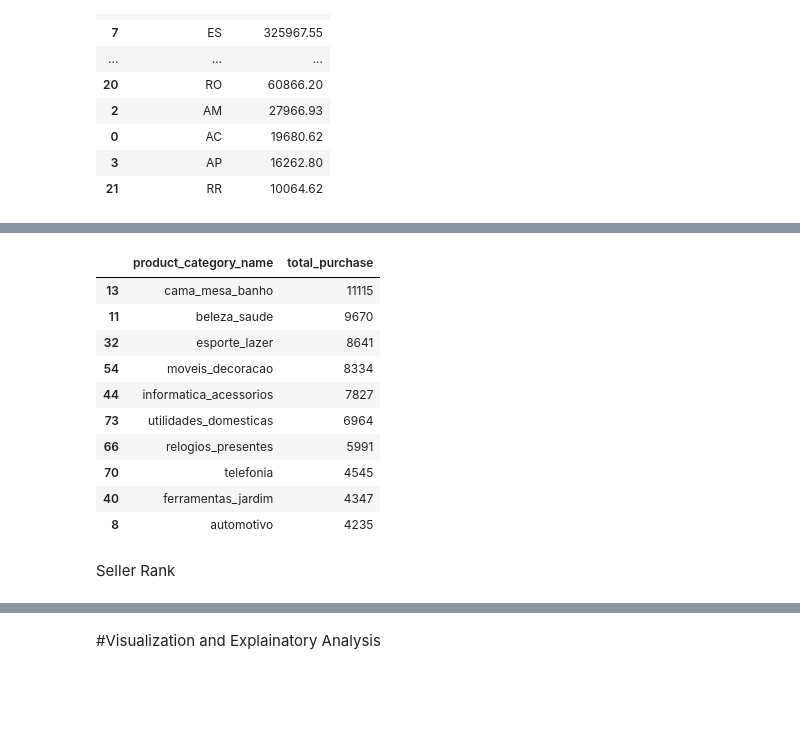
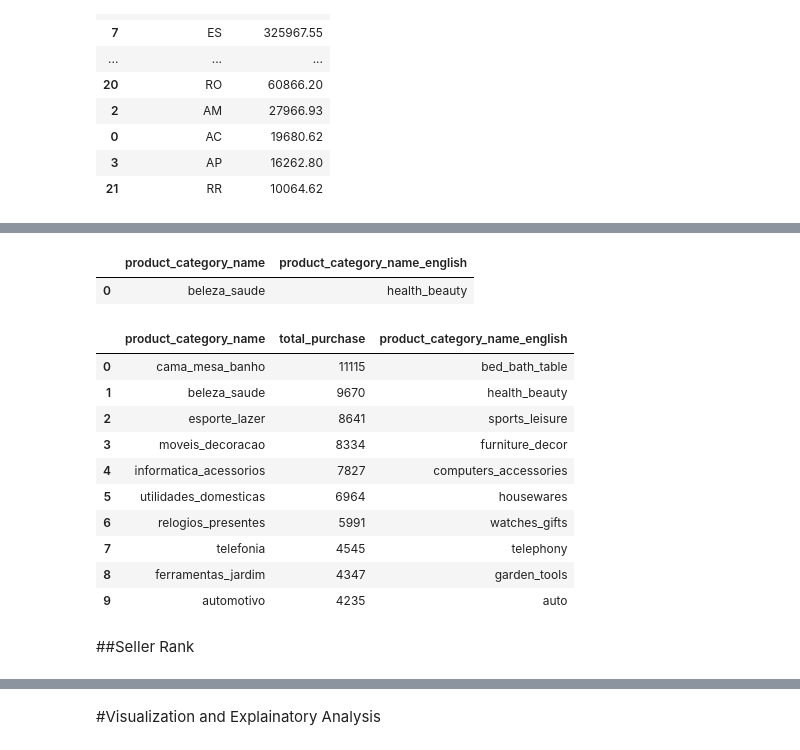
Before and after one commit to FauzanNR/DataAnalysisDicoding, a Jupyter notebook: data_analysis.ipynb, the cells around one changed output, grey strips where cells are left out. Saved outputs shown, nothing was run; the diff lists cells and outputs as text; code cells hidden in the pictures; blank space fills up the shorter version.

```diff
--- a/data_analysis.ipynb
+++ b/data_analysis.ipynb
@@ -575,18 +653,26 @@ ordered_product.sample(3)
+# %%
+products_translation_df.head(1)
+# %% [output]
+|  | product_category_name | product_category_name_english |
+| 0 | beleza_saude | health_beauty |
 # %%
 most_purchased_product = ordered_product.groupby(by='product_category_name')['order_id'].count().reset_index().sort_values(by='order_id', ascending=False)
 most_purchased_product.columns = ['product_category_name', 'total_purchase']
+most_purchased_product = most_purchased_product.merge(products_translation_df[['product_category_name', 'product_category_name_english']],
+                                                      on='product_category_name',
+                                                      how='inner')
 most_purchased_product.head(10)
 # %% [output]
-|  | product_category_name | total_purchase |
-| 13 | cama_mesa_banho | 11115 |
-| 11 | beleza_saude | 9670 |
-| 32 | esporte_lazer | 8641 |
-| 54 | moveis_decoracao | 8334 |
-| 44 | informatica_acessorios | 7827 |
-| 73 | utilidades_domesticas | 6964 |
-| 66 | relogios_presentes | 5991 |
-| 70 | telefonia | 4545 |
-| 40 | ferramentas_jardim | 4347 |
-| 8 | automotivo | 4235 |
+|  | product_category_name | total_purchase | product_category_name_english |
+| 0 | cama_mesa_banho | 11115 | bed_bath_table |
+| 1 | beleza_saude | 9670 | health_beauty |
+| 2 | esporte_lazer | 8641 | sports_leisure |
+| 3 | moveis_decoracao | 8334 | furniture_decor |
+| 4 | informatica_acessorios | 7827 | computers_accessories |
+| 5 | utilidades_domesticas | 6964 | housewares |
+| 6 | relogios_presentes | 5991 | watches_gifts |
+| 7 | telefonia | 4545 | telephony |
+| 8 | ferramentas_jardim | 4347 | garden_tools |
+| 9 | automotivo | 4235 | auto |
-# %% [markdown]
-Seller Rank
+# %% [markdown]
+##Seller Rank
```
Also changed, not shown: parts of 51 cells of this notebook.
